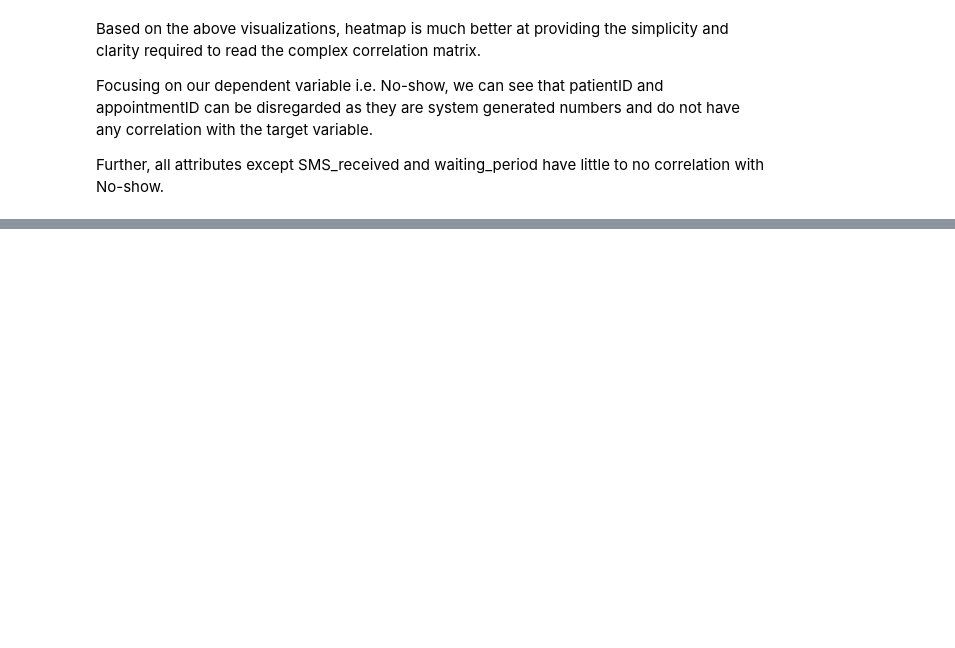
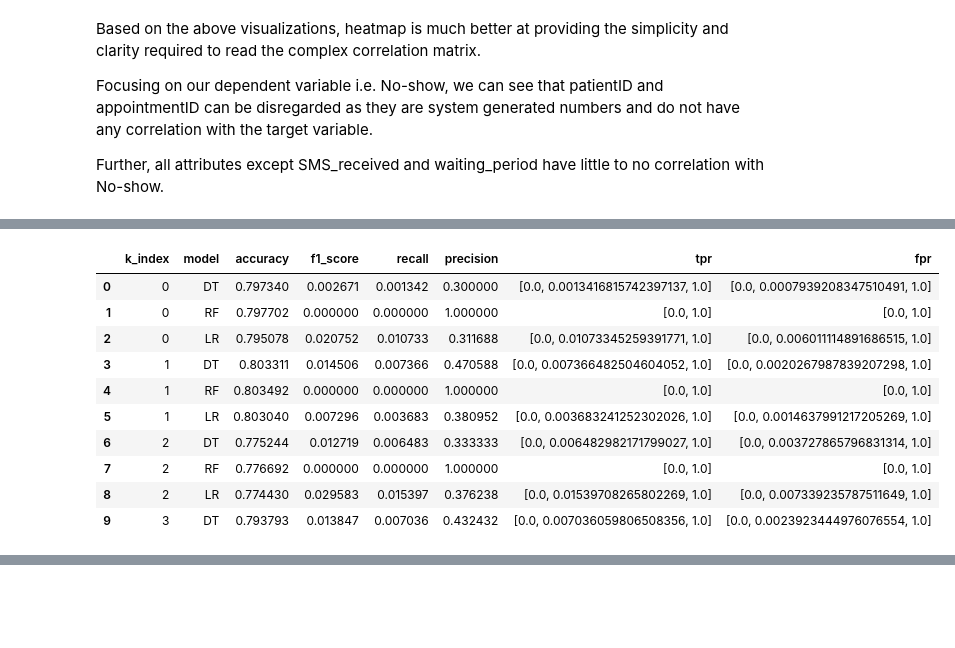
Before and after one commit to Sumitjh26997/CSS581-ML, a Jupyter notebook: hw1.ipynb, the cells around one changed output, grey strips where cells are left out. Cells and saved outputs as stored; diff of their text form; code cells hidden in the pictures; blank space fills up the shorter version.

```diff
--- a/hw1.ipynb
+++ b/hw1.ipynb
@@ -712,0 +767,14 @@ for train_index,test_index in kf.split(X):
+# %%
+results.head(10)
+# %% [output]
+|  | k_index | model | accuracy | f1_score | recall | precision | tpr | fpr |
+| 0 | 0 | DT | 0.797340 | 0.002671 | 0.001342 | 0.300000 | [0.0, 0.0013416815742397137, 1.0] | [0.0, 0.0007939208347510491, 1.0] |
+| 1 | 0 | RF | 0.797702 | 0.000000 | 0.000000 | 1.000000 | [0.0, 1.0] | [0.0, 1.0] |
+| 2 | 0 | LR | 0.795078 | 0.020752 | 0.010733 | 0.311688 | [0.0, 0.01073345259391771, 1.0] | [0.0, 0.006011114891686515, 1.0] |
+| 3 | 1 | DT | 0.803311 | 0.014506 | 0.007366 | 0.470588 | [0.0, 0.007366482504604052, 1.0] | [0.0, 0.0020267987839207298, 1.0] |
+| 4 | 1 | RF | 0.803492 | 0.000000 | 0.000000 | 1.000000 | [0.0, 1.0] | [0.0, 1.0] |
+| 5 | 1 | LR | 0.803040 | 0.007296 | 0.003683 | 0.380952 | [0.0, 0.003683241252302026, 1.0] | [0.0, 0.0014637991217205269, 1.0] |
+| 6 | 2 | DT | 0.775244 | 0.012719 | 0.006483 | 0.333333 | [0.0, 0.006482982171799027, 1.0] | [0.0, 0.003727865796831314, 1.0] |
+| 7 | 2 | RF | 0.776692 | 0.000000 | 0.000000 | 1.000000 | [0.0, 1.0] | [0.0, 1.0] |
+| 8 | 2 | LR | 0.774430 | 0.029583 | 0.015397 | 0.376238 | [0.0, 0.01539708265802269, 1.0] | [0.0, 0.007339235787511649, 1.0] |
+| 9 | 3 | DT | 0.793793 | 0.013847 | 0.007036 | 0.432432 | [0.0, 0.007036059806508356, 1.0] | [0.0, 0.0023923444976076554, 1.0] |
```
Also changed, not shown: parts of 28 cells of this notebook.
